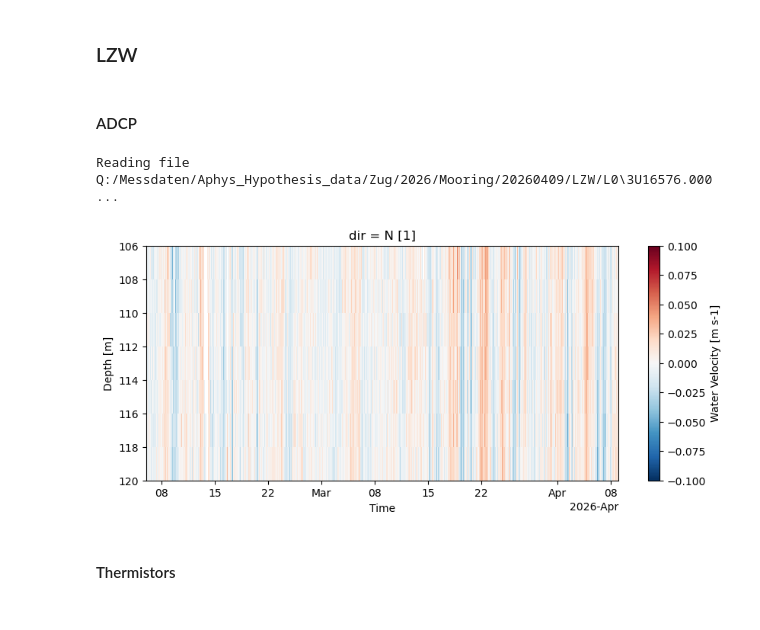
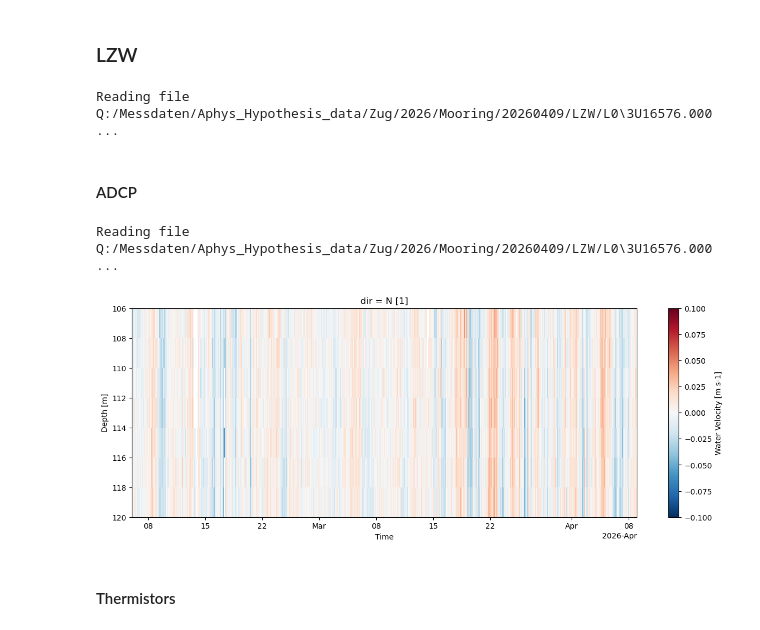
Before and after one commit to hherrema/eawag, a Jupyter notebook: fieldwork/lake_zug/mooring/reports/2026/report_2026_04_09.ipynb, the cells around one changed output. Cells and saved outputs as stored; diff of their text form; code cells hidden in the pictures.

Commit message:
Mooring report 2026.04.09-10

```diff
--- a/fieldwork/lake_zug/mooring/reports/2026/report_2026_04_09.ipynb
+++ b/fieldwork/lake_zug/mooring/reports/2026/report_2026_04_09.ipynb
@@ -83,29 +166,43 @@ t_end = retrieve - pd.Timedelta(days=1)
 adcps = mreader.get_adcps()
 thermistors = mreader.get_thermistors()
 oxygen_loggers = mreader.get_oxygen_loggers()
+# %%
+# linear regression from known depths
+sensor_depths = mreader.extract_sensor_depths()
+m, b, _, _, _ = scipy.stats.linregress(sensor_depths.depth_md, sensor_depths.depth_sensor)
+instruments = mreader.get_instruments(pandas=True)
+instruments['depth_md'] = mreader.total_depth - instruments['mab']
+instruments['depth_lr'] = m * instruments['depth_md'] + b
+
+# use known depths where available
+depth_table = pd.merge(instruments, sensor_depths, how='outer')
+depth_table['depth'] = depth_table['depth_sensor'].fillna(depth_table['depth_lr']).round(1)
+depth_table = depth_table.sort_values('depth')
+# %% [output]
+Reading file Q:/Messdaten/Aphys_Hypothesis_data/Zug/2026/Mooring/20260409/LZW/L0\3U16576.000 ...
 # %% [markdown]
 #### ADCP
 # %%
 adcp = adcps[0]
 areader = ewg.adcp_reader.ADCPReader(adcp['serial_id'], lake, location, year, date)
+ds = areader.load_from_L0()
+areader.depth = depth_table.loc[depth_table['serial_id'] == adcp['serial_id'], 'depth'].iloc[0]
+ds = areader.range_to_depth(ds)
+ds = areader.run_qa(ds)
+ds = ds.sel(time=slice(t_start, t_end))
+# %% [output]
+Reading file Q:/Messdaten/Aphys_Hypothesis_data/Zug/2026/Mooring/20260409/LZW/L0\3U16576.000 ...
-# %%
-ds = areader.load_from_L0()
-ds = areader.range_to_depth(ds)
-ds = areader.run_qa(ds)
-ds = ds.sel(time=slice(t_start, t_end))
-# %% [output]
-Reading file Q:/Messdaten/Aphys_Hypothesis_data/Zug/2026/Mooring/20260409/LZW/L0\3U16576.000 ...
 # %%
-fig, ax = plt.subplots(figsize=(10, 4))
+fig, ax = plt.subplots(figsize=(15, 5))
 
 ds.vel.sel(dir='N').plot(cmap='RdBu_r', vmin=-0.1, vmax=0.1, ax=ax)
 
 ax.set_xlabel('Time')
 ax.set_ylabel('Depth [m]')
 ax.invert_yaxis()
 plt.show()
 # %% [output]
-[figure, old version]
+[figure, new version]
 # %% [markdown]
 #### Thermistors
 # %%
```
Also changed, not shown: parts of 24 cells of this notebook.
